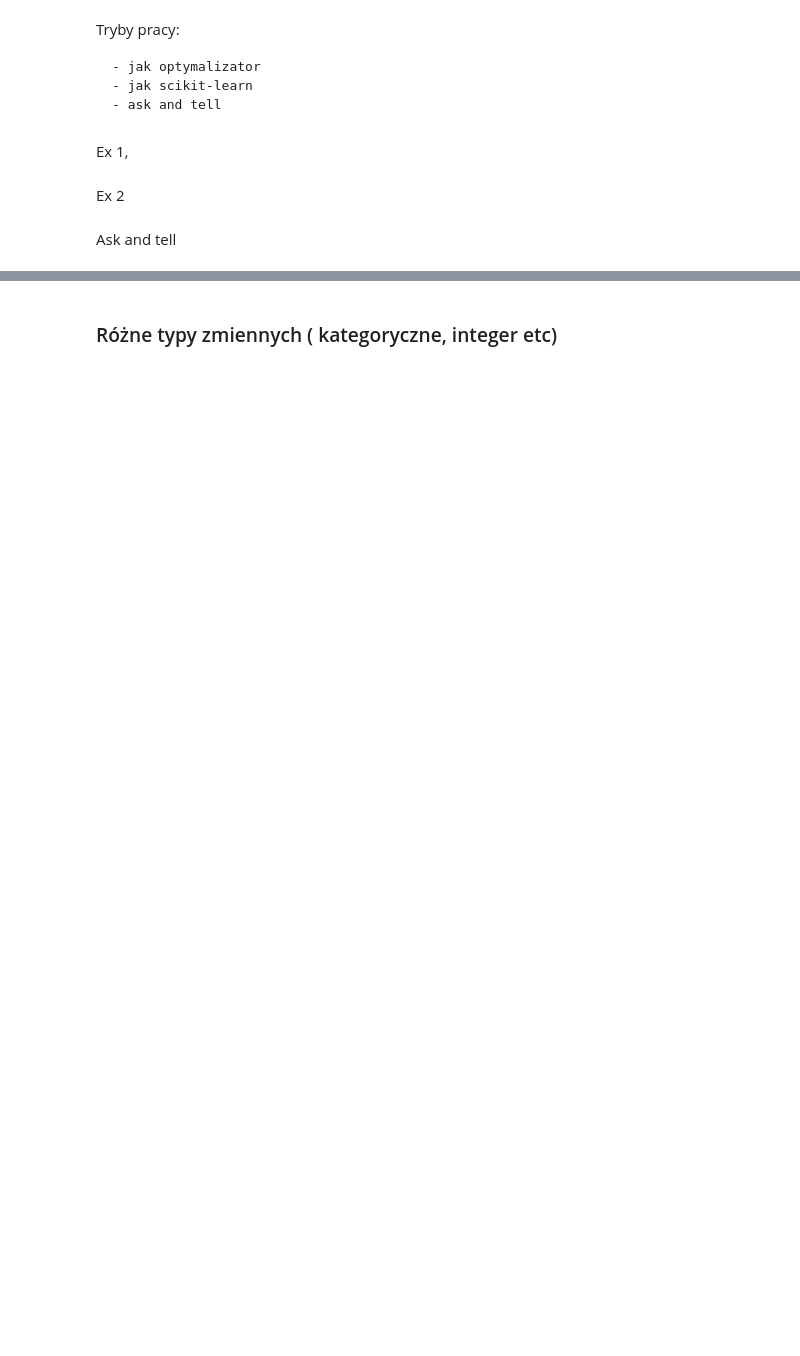
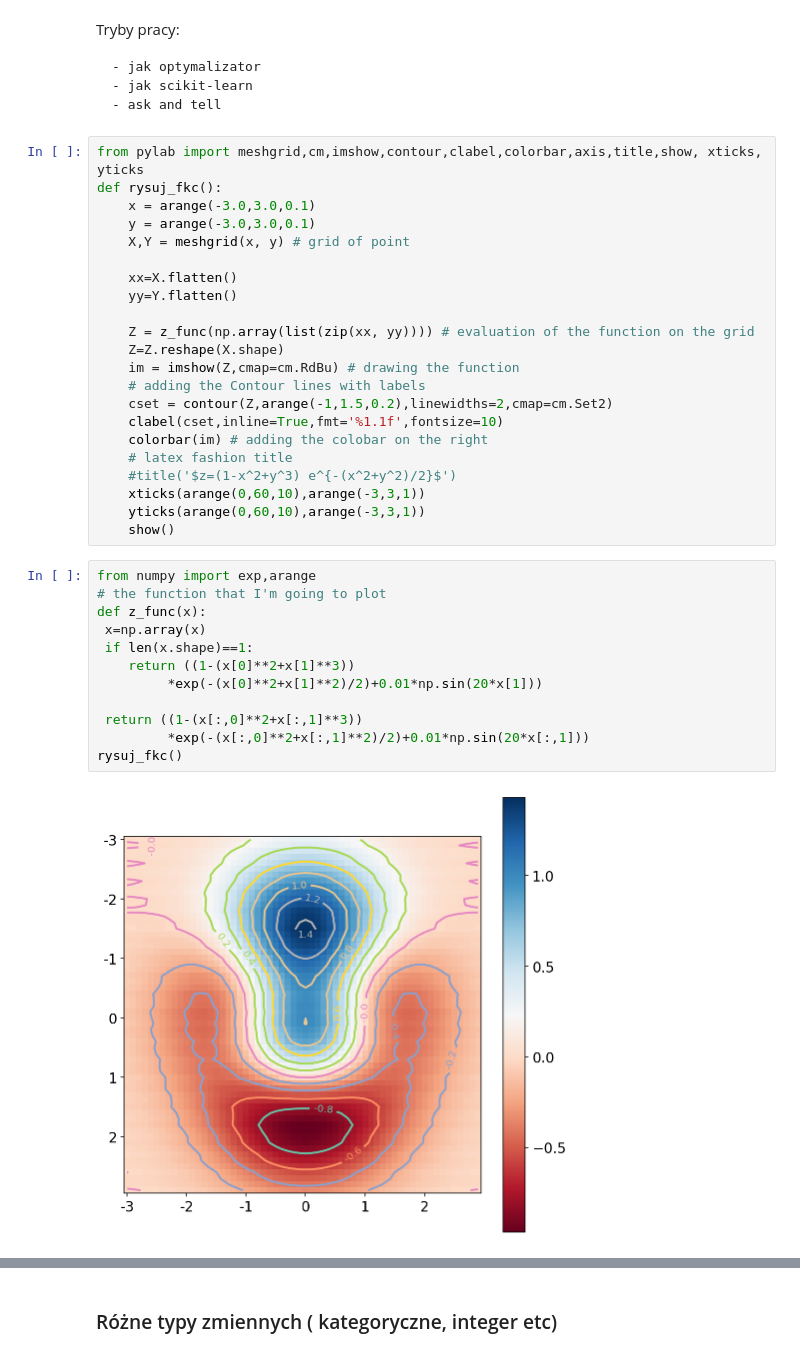
Before and after one commit to AdoHaha/scikit-optim-tutorial, a Jupyter notebook: optymalizacja bayesowska i scikit optimize.ipynb, the cells around one changed output, grey strips where cells are left out. Drawn from its saved outputs; the diff is of its cells as text; blank space fills up the shorter version.

```diff
--- a/optymalizacja bayesowska i scikit optimize.ipynb
+++ b/optymalizacja bayesowska i scikit optimize.ipynb
@@ -200,9 +200,39 @@ Tryby pracy:
     - jak optymalizator
     - jak scikit-learn
     - ask and tell
-# %% [markdown]
-Ex 1,
-# %% [markdown]
-Ex 2
-# %% [markdown]
-Ask and tell
+# %%
+from pylab import meshgrid,cm,imshow,contour,clabel,colorbar,axis,title,show, xticks, yticks
+def rysuj_fkc():
+    x = arange(-3.0,3.0,0.1)
+    y = arange(-3.0,3.0,0.1)
+    X,Y = meshgrid(x, y) # grid of point
+
+    xx=X.flatten()
+    yy=Y.flatten()
+
+    Z = z_func(np.array(list(zip(xx, yy)))) # evaluation of the function on the grid
+    Z=Z.reshape(X.shape)
+    im = imshow(Z,cmap=cm.RdBu) # drawing the function
+    # adding the Contour lines with labels
+    cset = contour(Z,arange(-1,1.5,0.2),linewidths=2,cmap=cm.Set2)
+    clabel(cset,inline=True,fmt='%1.1f',fontsize=10)
+    colorbar(im) # adding the colobar on the right
+    # latex fashion title
+    #title('$z=(1-x^2+y^3) e^{-(x^2+y^2)/2}$')
+    xticks(arange(0,60,10),arange(-3,3,1))
+    yticks(arange(0,60,10),arange(-3,3,1))
+    show()
+# %%
+from numpy import exp,arange
+# the function that I'm going to plot
+def z_func(x):
+ x=np.array(x)
+ if len(x.shape)==1:
+    return ((1-(x[0]**2+x[1]**3))
+         *exp(-(x[0]**2+x[1]**2)/2)+0.01*np.sin(20*x[1]))
+
+ return ((1-(x[:,0]**2+x[:,1]**3))
+         *exp(-(x[:,0]**2+x[:,1]**2)/2)+0.01*np.sin(20*x[:,1]))
+rysuj_fkc()
+# %% [output]
+[figure, added]
```
Also changed, not shown: parts of 41 cells of this notebook.
